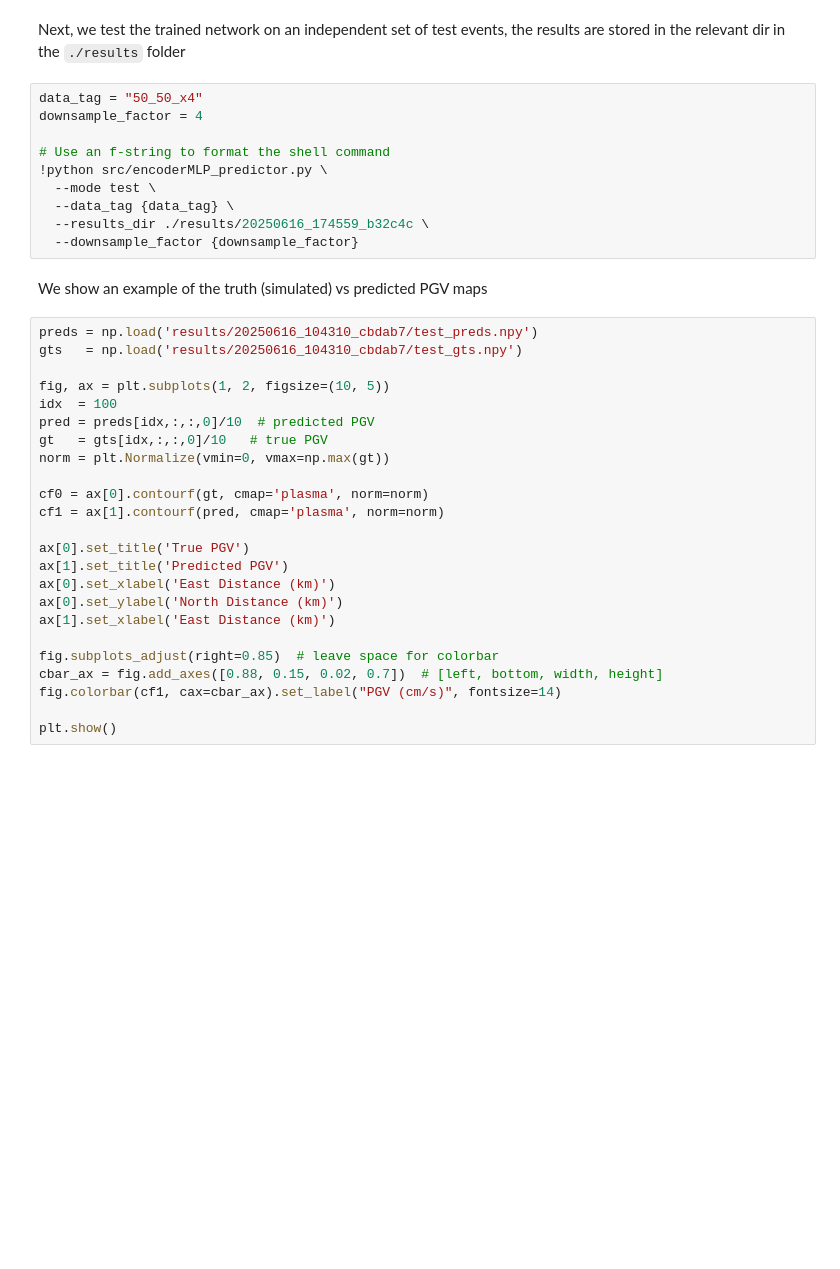
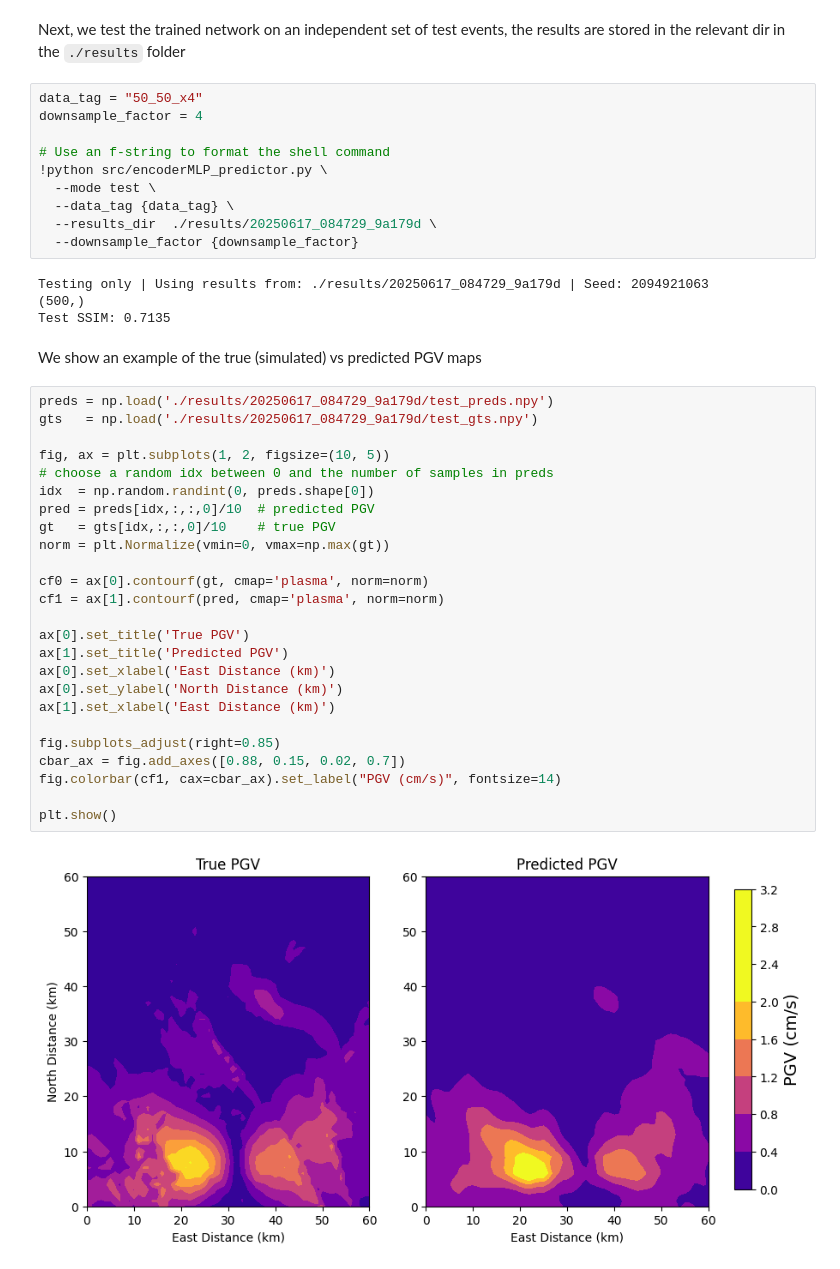
Before and after one commit to fatimarmdnn/PGVnet, a Jupyter notebook: Framework_Pipeline.ipynb, the cells around one changed output. Drawn from its saved outputs; the diff is of its cells as text; blank space fills up the shorter version.

```diff
--- a/Framework_Pipeline.ipynb
+++ b/Framework_Pipeline.ipynb
@@ -80,31 +84,38 @@ downsample_factor = 4
 !python src/encoderMLP_predictor.py \
   --mode test \
   --data_tag {data_tag} \
-  --results_dir ./results/20250616_174559_b32c4c \
+  --results_dir  ./results/20250617_084729_9a179d \
   --downsample_factor {downsample_factor}
+# %% [output]
+Testing only | Using results from: ./results/20250617_084729_9a179d | Seed: 2094921063
+(500,)
+Test SSIM: 0.7135
 # %% [markdown]
-We show an example of the truth (simulated) vs predicted PGV maps
+We show an example of the true (simulated) vs predicted PGV maps
 # %%
-preds = np.load('results/20250616_104310_cbdab7/test_preds.npy')
-gts   = np.load('results/20250616_104310_cbdab7/test_gts.npy')
+preds = np.load('./results/20250617_084729_9a179d/test_preds.npy')
+gts   = np.load('./results/20250617_084729_9a179d/test_gts.npy')
 
 fig, ax = plt.subplots(1, 2, figsize=(10, 5))
-idx  = 100
+# choose a random idx between 0 and the number of samples in preds
+idx  = np.random.randint(0, preds.shape[0])
 pred = preds[idx,:,:,0]/10  # predicted PGV
-gt   = gts[idx,:,:,0]/10   # true PGV
+gt   = gts[idx,:,:,0]/10    # true PGV
 norm = plt.Normalize(vmin=0, vmax=np.max(gt))
 
 cf0 = ax[0].contourf(gt, cmap='plasma', norm=norm)
 cf1 = ax[1].contourf(pred, cmap='plasma', norm=norm)
 
 ax[0].set_title('True PGV')
 ax[1].set_title('Predicted PGV')
 ax[0].set_xlabel('East Distance (km)')
 ax[0].set_ylabel('North Distance (km)')
 ax[1].set_xlabel('East Distance (km)')
 
-fig.subplots_adjust(right=0.85)  # leave space for colorbar
-cbar_ax = fig.add_axes([0.88, 0.15, 0.02, 0.7])  # [left, bottom, width, height]
+fig.subplots_adjust(right=0.85)
+cbar_ax = fig.add_axes([0.88, 0.15, 0.02, 0.7])
 fig.colorbar(cf1, cax=cbar_ax).set_label("PGV (cm/s)", fontsize=14)
 
 plt.show()
+# %% [output]
+[figure, added]
```
Also changed, not shown: parts of 2 cells of this notebook, 6 other files.
